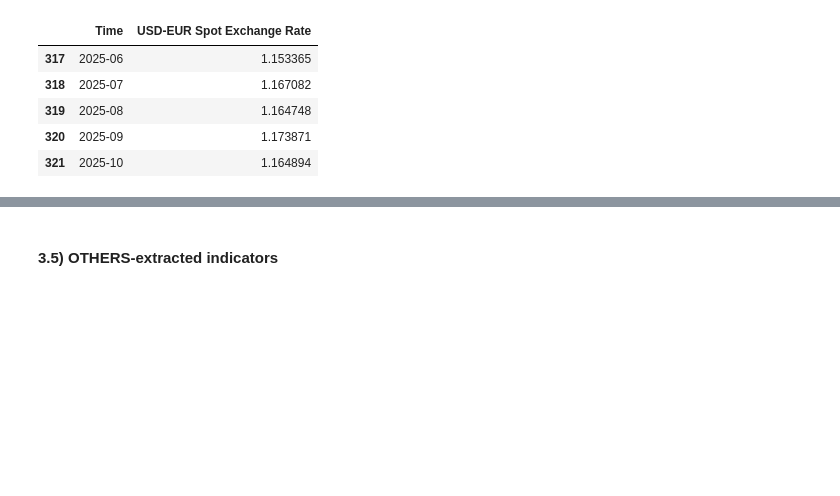
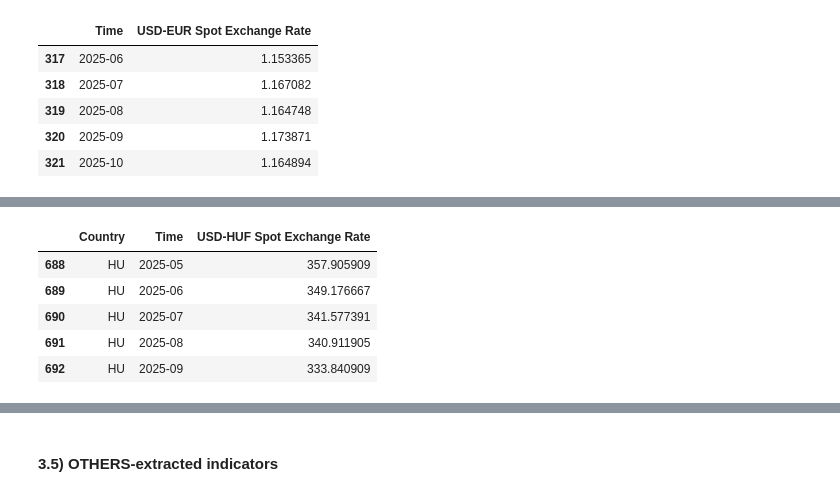
Before and after one commit to EliaLand/PSTR_Financial_Econometrics, a Jupyter notebook: data_fetcher/main.ipynb, the cells around one changed output, grey strips where cells are left out. Saved outputs shown, nothing was run; the diff lists cells and outputs as text; code cells hidden in the pictures; blank space fills up the shorter version.

```diff
--- a/data_fetcher/main.ipynb
+++ b/data_fetcher/main.ipynb
@@ -212,0 +221,21 @@ EXUSDN_m_raw.head()
+# %%
+# US-HUF exchange rate, U.S. Dollar to One Hungarian Forint (monthly non-seasonally adjusted, 1968-01, 2025-09)
+# https://fred.stlouisfed.org/series/CCUSMA02HUM618N
+EXUSHUF_m_raw = fetch_FRED("CCUSMA02HUM618N")
+EXUSHUF_m_raw = EXUSHUF_m_raw.rename(columns=
+        {"date": "Time",
+         "CCUSMA02HUM618N": "USD-HUF Spot Exchange Rate"
+})
+
+EXUSHUF_m_raw["Time"] = EXUSHUF_m_raw["Time"].dt.to_period("M").astype(str)
+EXUSHUF_m_raw["Country"] = "HU"
+EXUSHUF_m_raw = EXUSHUF_m_raw[["Country", "Time", "USD-HUF Spot Exchange Rate"]]
+
+EXUSHUF_m_raw.tail()
+# %% [output]
+|  | Country | Time | USD-HUF Spot Exchange Rate |
+| 688 | HU | 2025-05 | 357.905909 |
+| 689 | HU | 2025-06 | 349.176667 |
+| 690 | HU | 2025-07 | 341.577391 |
+| 691 | HU | 2025-08 | 340.911905 |
+| 692 | HU | 2025-09 | 333.840909 |
```
Also changed, not shown: parts of 13 cells of this notebook.
